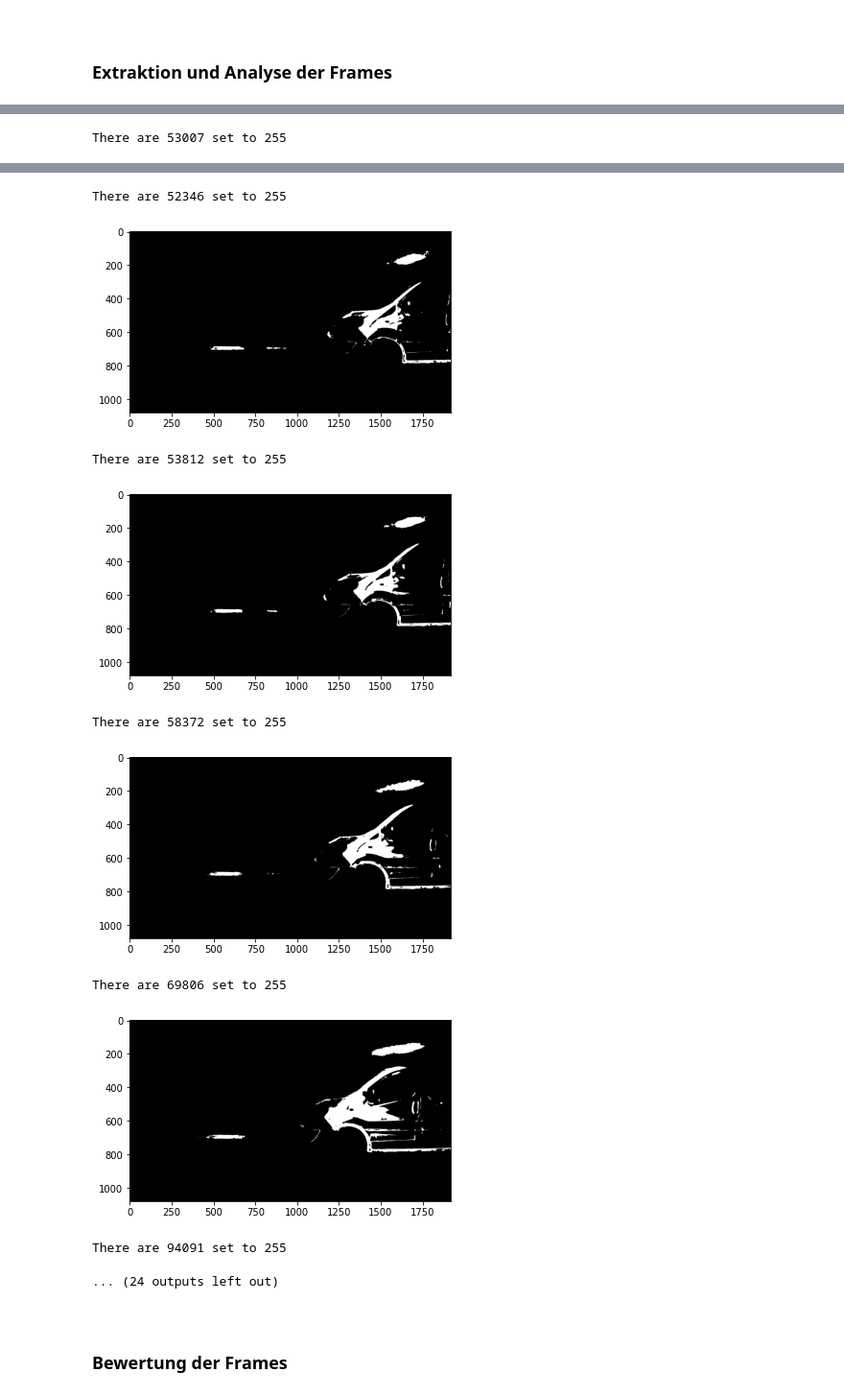
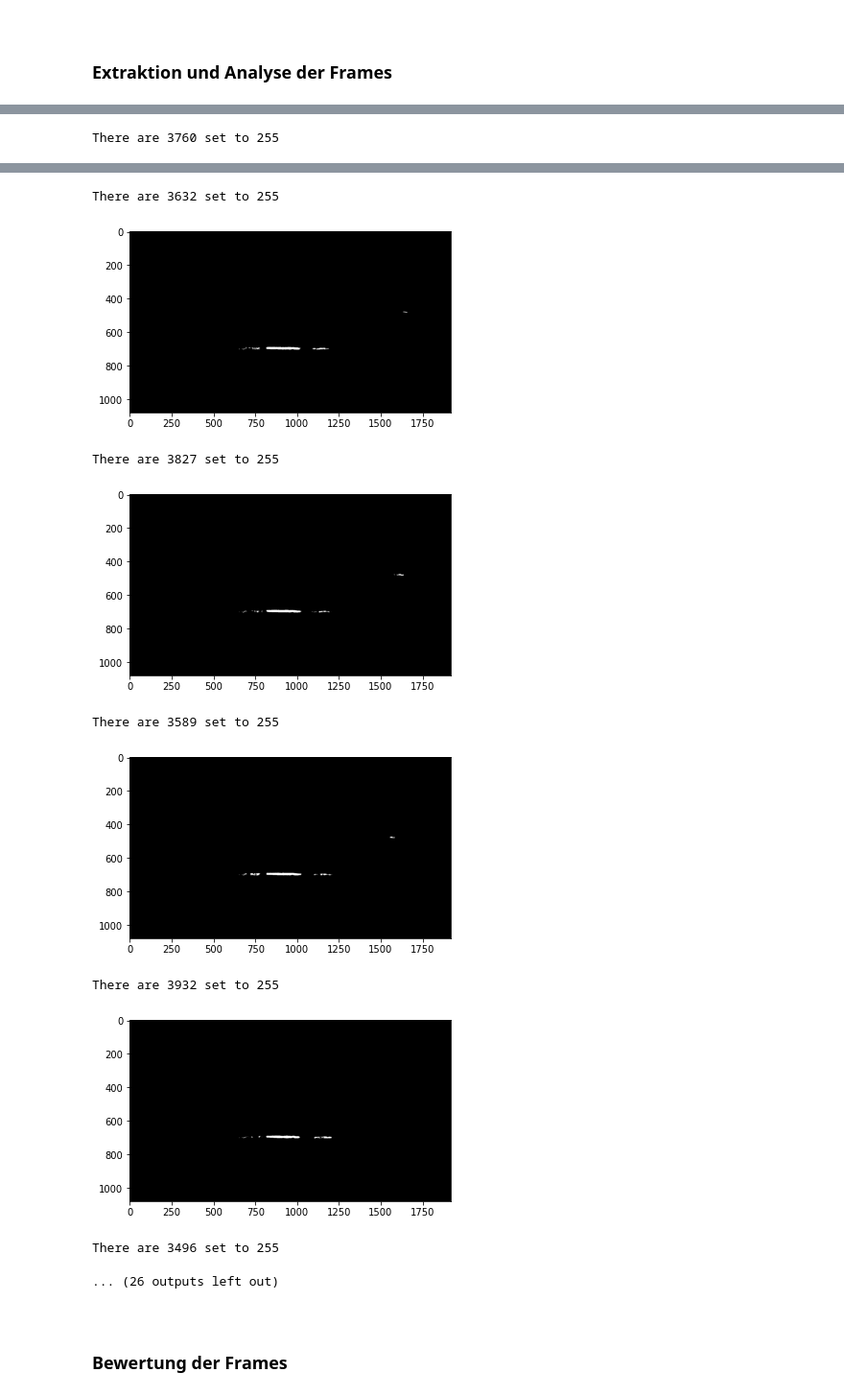
Before and after one commit to k9p5/computer-vision-vehicle-classification, a Jupyter notebook: notebooks/preprocessing.ipynb, the cells around one changed output, grey strips where cells are left out. Shown at 96% size. Drawn from its saved outputs; the diff is of its cells as text; code cells hidden in the pictures.

```diff
--- a/notebooks/preprocessing.ipynb
+++ b/notebooks/preprocessing.ipynb
@@ -59,7 +59,7 @@ def preprocessing(frame):
 
 ### Extraktion und Analyse der Frames
 # %%
-cap = cv2.VideoCapture('../datasets/side_opel.mov')                     # capture
+cap = cv2.VideoCapture('../datasets/side_daihatsu.mov')                     # capture
 
 count = 0                                                                   # frames passed
 x = []                                                                      # frame
@@ -80,9 +80,8 @@ while cap.isOpened():                                                       # fo
         x.append(count)                                                     # save values for plotting
         y.append(nonzero)
 
-        count += 12                                                         # frames per second
-
-        cap.set(1, count)                                                   # 21 frames ahead
+        count += 12                                                         # 24/12 frames per second
+        cap.set(1, count)
 
     else:
 
@@ -92 +91 @@ while cap.isOpened():                                                       # fo
-There are 53007 set to 255
+There are 3760 set to 255
@@ -94,13 +93,13 @@ There are 53007 set to 255
-There are 52346 set to 255
+There are 3632 set to 255
-[figure, old version]
+[figure, new version]
-There are 53812 set to 255
+There are 3827 set to 255
-[figure, old version]
+[figure, new version]
-There are 58372 set to 255
+There are 3589 set to 255
-[figure, old version]
+[figure, new version]
-There are 69806 set to 255
+There are 3932 set to 255
-[figure, old version]
+[figure, new version]
-There are 94091 set to 255
+There are 3496 set to 255
-... (24 outputs left out)
+... (26 outputs left out)
 # %% [markdown]
 <br>
 
```
Also changed, not shown: parts of 3 cells of this notebook.
